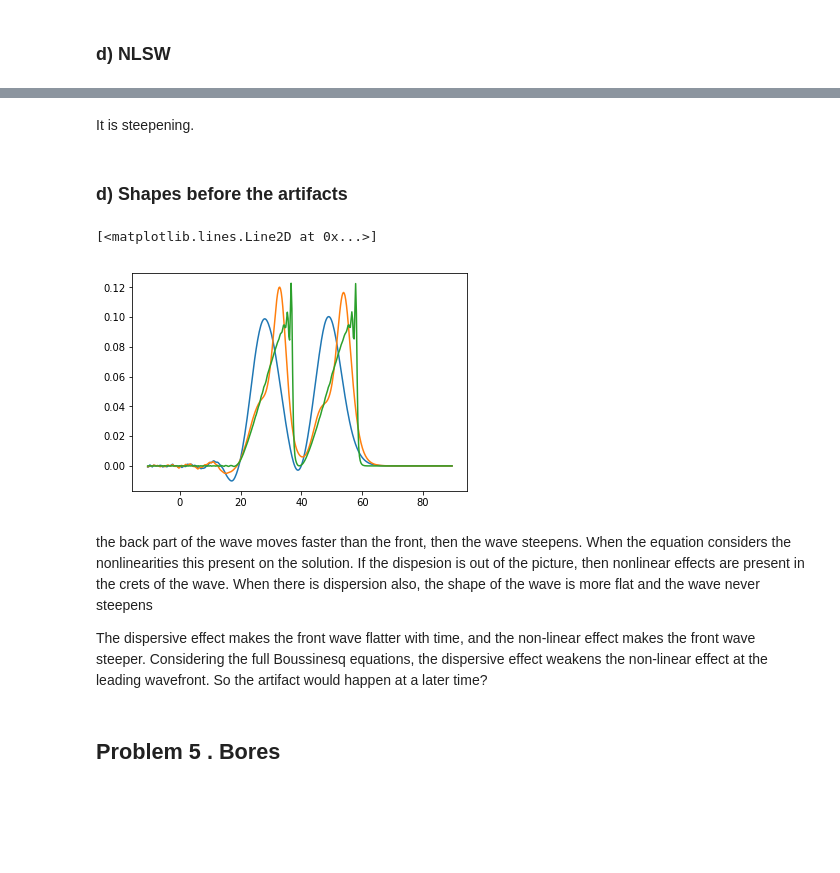
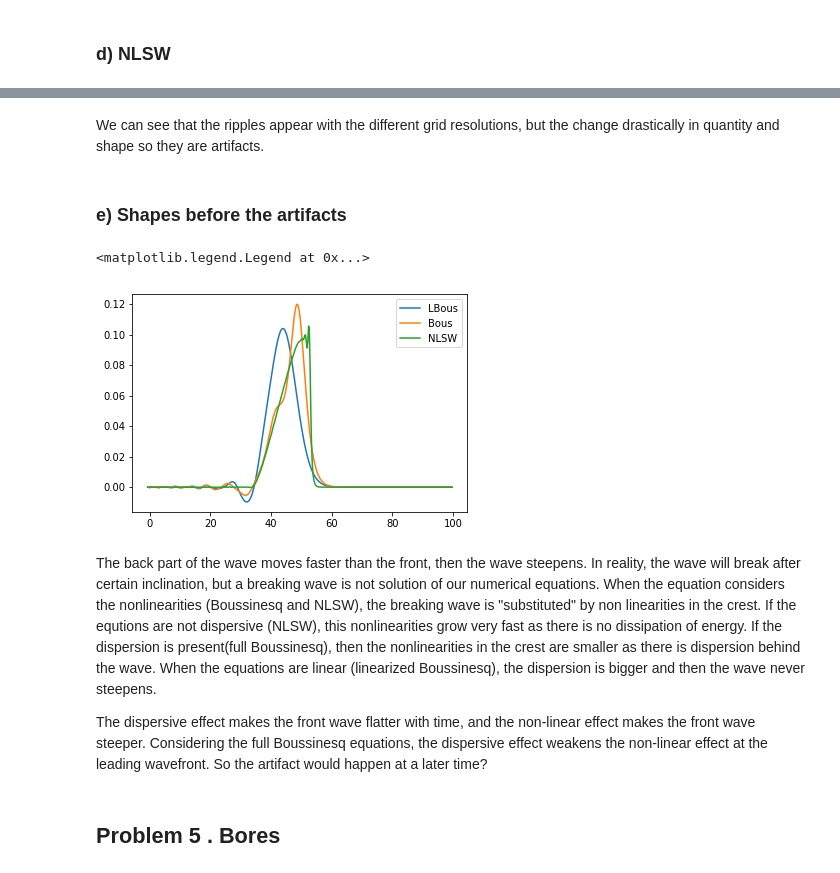
Before and after one commit to Reyna-RT/MEK9320, a Jupyter notebook: Second Assignment results.ipynb, the cells around one changed output, grey strips where cells are left out. Cells and saved outputs as stored; diff of their text form; code cells hidden in the pictures; blank space fills up the shorter version.

```diff
--- a/Second Assignment results.ipynb
+++ b/Second Assignment results.ipynb
@@ -505,22 +628,23 @@ anim = animation.FuncAnimation(fig, animate, frames=np.arange(0,81,5),init_func=
 HTML(anim.to_html5_video())
 # %% [output]
 [interactive output not drawn]
-# %% [markdown]
-It is steepening.
+# %% [markdown]
+We can see that the ripples appear with the different grid resolutions, but the change drastically in quantity and shape so they are artifacts.
 # %% [markdown]
-### d) Shapes before the artifacts
+### e) Shapes before the artifacts
 # %%
-a = np.loadtxt('flat_results/lbous/eta50',unpack=True)
-plt.plot(a[0],a[1])
-b = np.loadtxt('flat_results/fbous/eta50',unpack=True)
-plt.plot(b[0],b[1])
-c = np.loadtxt('flat_results/nlsw4-1/eta50',unpack=True)
-plt.plot(c[0],c[1])
+a = np.loadtxt('flat_results/lbous/eta45',unpack=True)
+plt.plot(a[0],a[1], label='LBous')
+b = np.loadtxt('flat_results/fbous/eta45',unpack=True)
+plt.plot(b[0],b[1], label='Bous')
+c = np.loadtxt('flat_results/nlsw4-1/eta45',unpack=True)
+plt.plot(c[0],c[1], label='NLSW')
+plt.legend()
 # %% [output]
-[<matplotlib.lines.Line2D at 0x...>]
+<matplotlib.legend.Legend at 0x...>
-[figure, old version]
+[figure, new version]
 # %% [markdown]
-the back part of the wave moves faster than the front, then the wave steepens. When the equation considers the nonlinearities this present on the solution.  If the dispesion is out of the picture, then nonlinear effects are present in the crets of the wave. When there is dispersion also, the shape of the wave is more flat and the wave never steepens
+The back part of the wave moves faster than the front, then the wave steepens. In reality, the wave will break after certain inclination, but a breaking wave is not solution of our numerical equations. When the equation considers the nonlinearities (Boussinesq and NLSW), the breaking wave is "substituted" by non linearities in the crest. If the equtions are not dispersive (NLSW), this nonlinearities grow very fast as there is no dissipation of energy.  If the dispersion is present(full Boussinesq), then the nonlinearities in the crest are smaller as there is dispersion behind the wave. When the equations are linear (linearized Boussinesq), the dispersion is bigger and then the wave never steepens.
 
 The dispersive effect makes the front wave flatter with time, and the non-linear effect makes the front wave steeper. Considering the full Boussinesq equations, the dispersive effect weakens the non-linear effect at the leading wavefront. So the artifact would happen at a later time?
 # %% [markdown]
```
Also changed, not shown: parts of 52 cells of this notebook.
